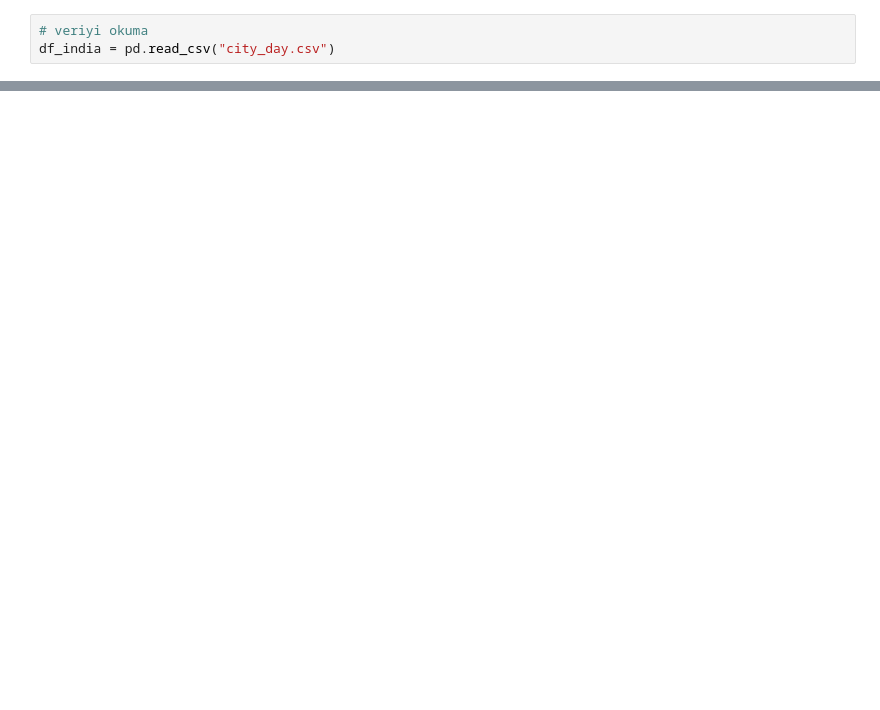
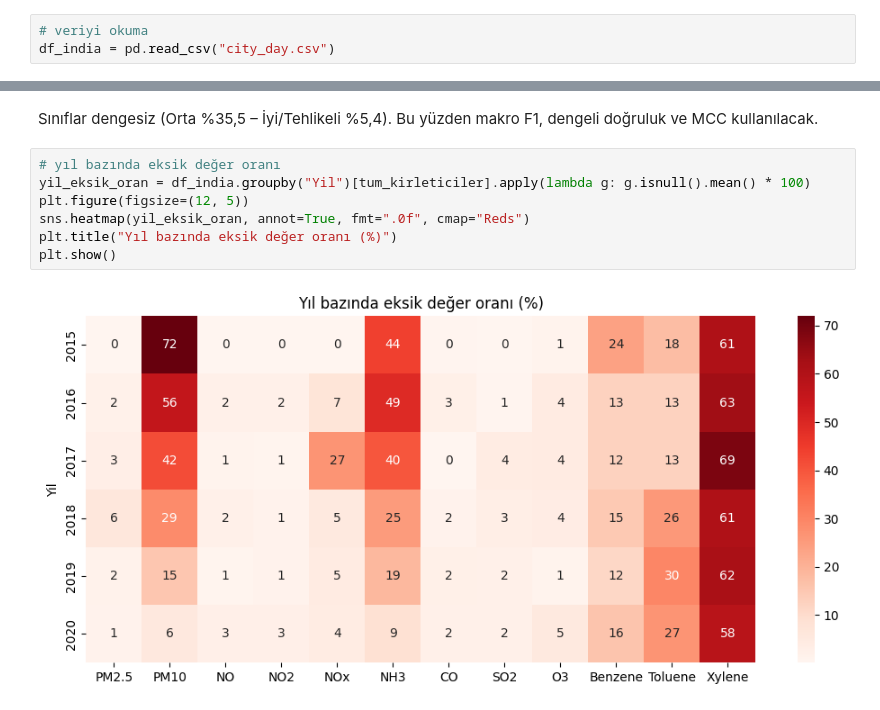
Before and after one commit to furkandnsk/Hava_Kalitesi_Tahmini, a Jupyter notebook: hava_kalitesi.ipynb, the cells around one changed output, grey strips where cells are left out. Saved outputs shown, nothing was run; the diff lists cells and outputs as text; blank space fills up the shorter version.

```diff
--- a/hava_kalitesi.ipynb
+++ b/hava_kalitesi.ipynb
@@ -174,0 +158,11 @@ plt.show()
+# %% [markdown]
+Sınıflar dengesiz (Orta %35,5 – İyi/Tehlikeli %5,4). Bu yüzden makro F1, dengeli doğruluk ve MCC kullanılacak.
+# %%
+# yıl bazında eksik değer oranı
+yil_eksik_oran = df_india.groupby("Yil")[tum_kirleticiler].apply(lambda g: g.isnull().mean() * 100)
+plt.figure(figsize=(12, 5))
+sns.heatmap(yil_eksik_oran, annot=True, fmt=".0f", cmap="Reds")
+plt.title("Yıl bazında eksik değer oranı (%)")
+plt.show()
+# %% [output]
+[figure, added]
```
Also changed, not shown: parts of 57 cells of this notebook.
